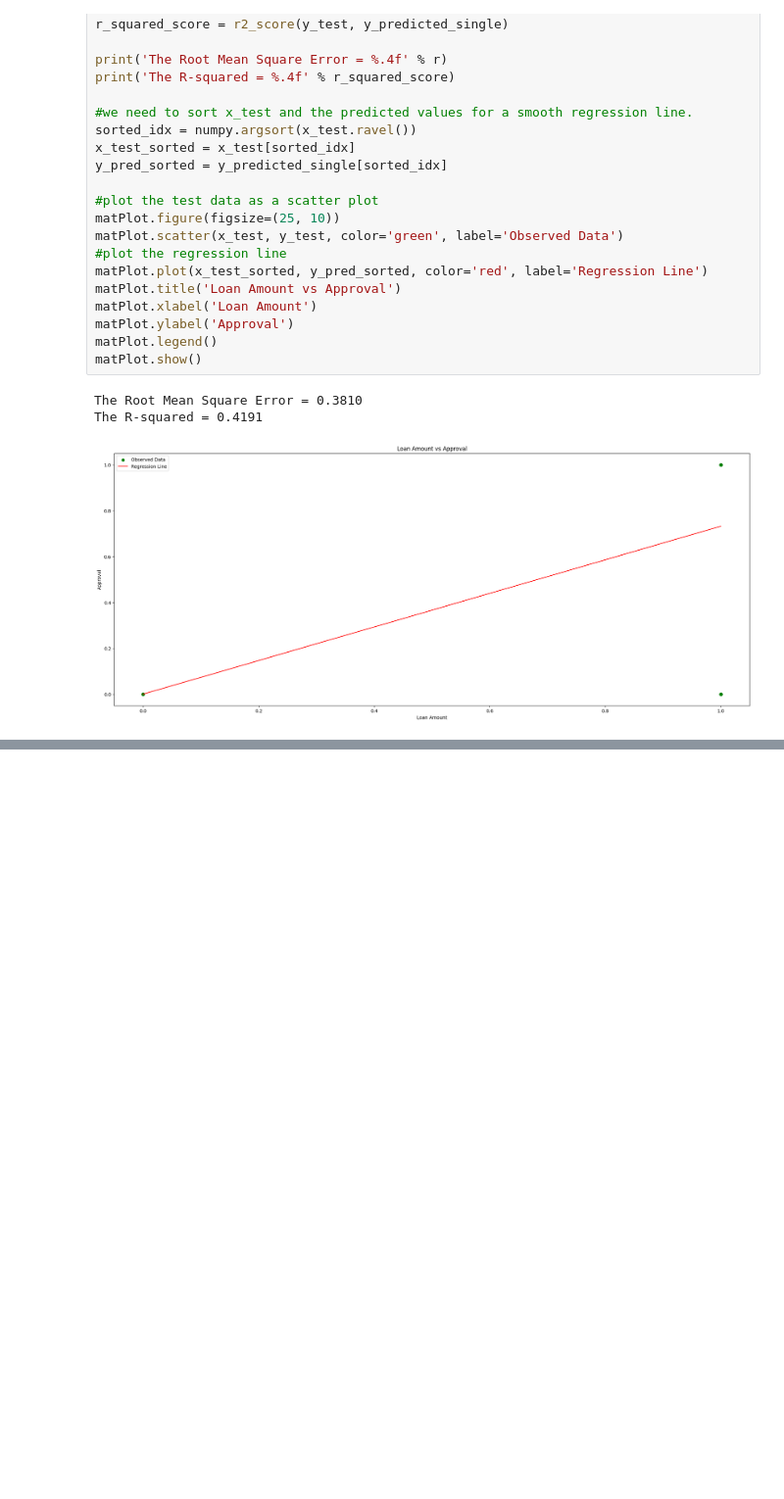
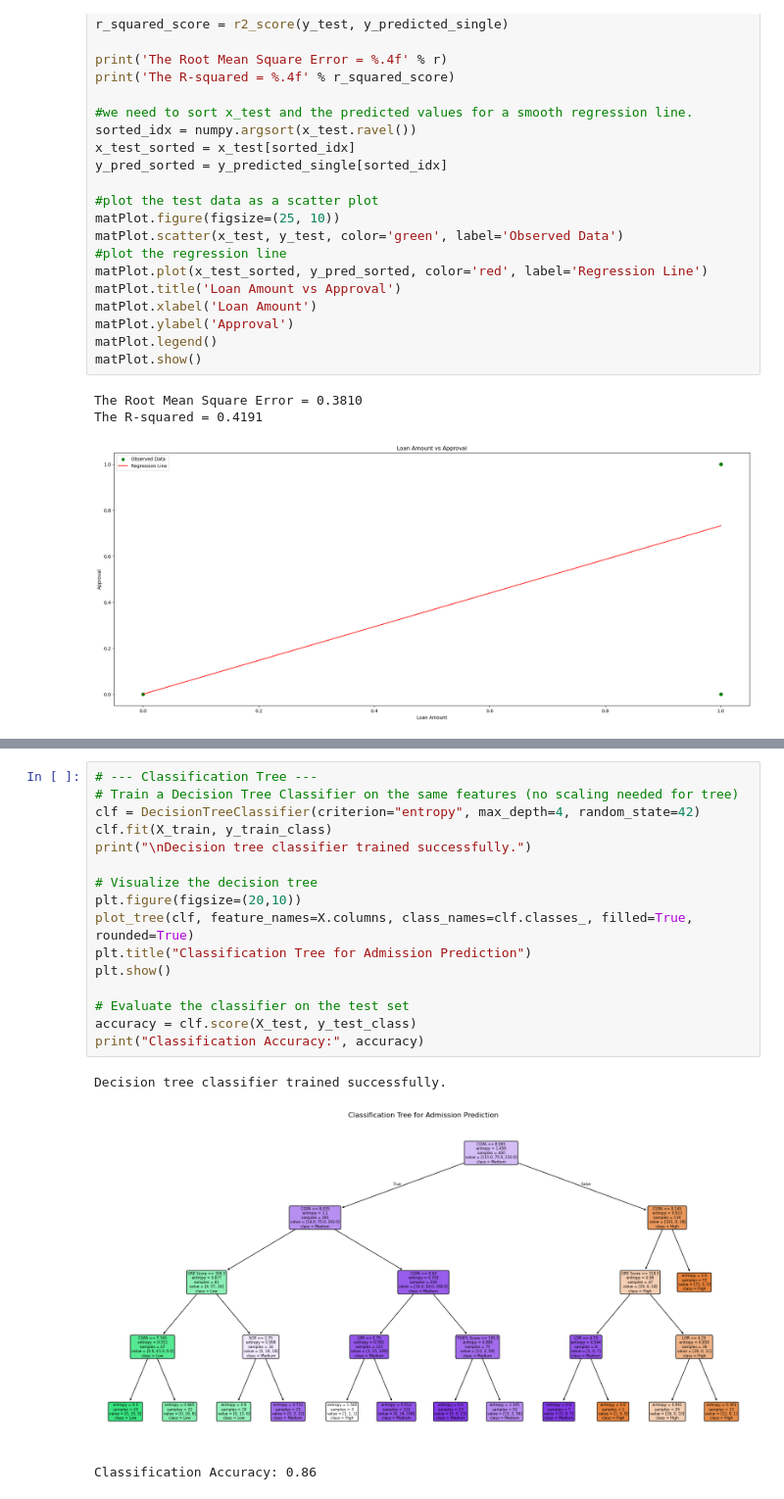
Before and after one commit to ramprashant66/CSC177_Poject1, a Jupyter notebook: assignment 2/loan-approval/Assignment2.ipynb, the cells around one changed output, grey strips where cells are left out. Shown at 98% size. Drawn from its saved outputs; the diff is of its cells as text; blank space fills up the shorter version.

```diff
--- a/assignment 2/loan-approval/Assignment2.ipynb
+++ b/assignment 2/loan-approval/Assignment2.ipynb
@@ -774,0 +799,20 @@ print(rules)
+# %%
+# --- Classification Tree ---
+# Train a Decision Tree Classifier on the same features (no scaling needed for tree)
+clf = DecisionTreeClassifier(criterion="entropy", max_depth=4, random_state=42)
+clf.fit(X_train, y_train_class)
+print("\nDecision tree classifier trained successfully.")
+
+# Visualize the decision tree
+plt.figure(figsize=(20,10))
+plot_tree(clf, feature_names=X.columns, class_names=clf.classes_, filled=True, rounded=True)
+plt.title("Classification Tree for Admission Prediction")
+plt.show()
+
+# Evaluate the classifier on the test set
+accuracy = clf.score(X_test, y_test_class)
+print("Classification Accuracy:", accuracy)
+# %% [output]
+Decision tree classifier trained successfully.
+[figure, added]
+Classification Accuracy: 0.86
```
Also changed, not shown: parts of 15 cells of this notebook, 1 other file.
